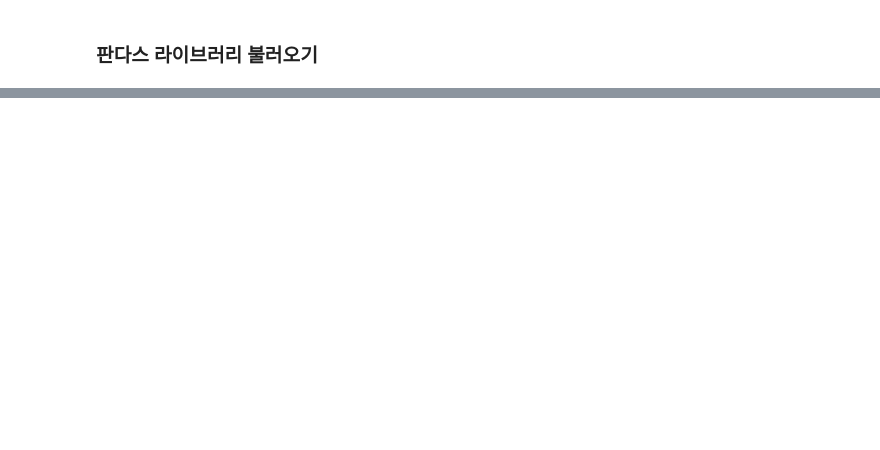
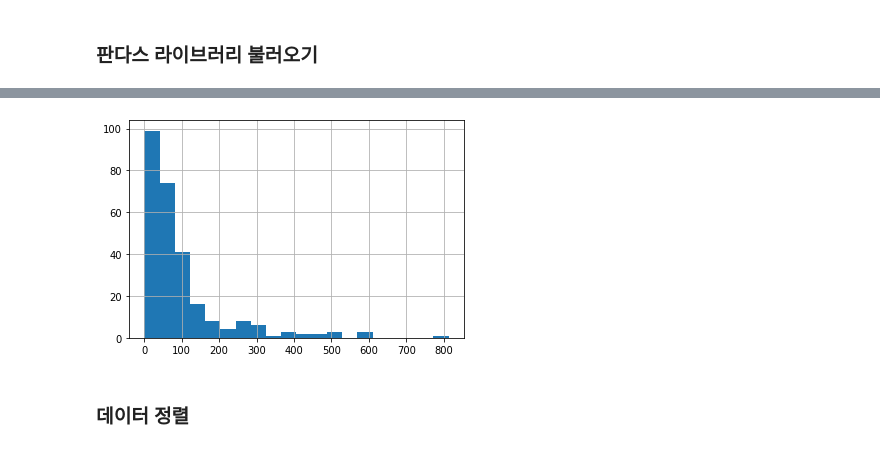
Before and after one commit to sagelab4data/HyundaiHigh_1, a Jupyter notebook: Day2_data_analysis_basic_1.ipynb, the cells around one changed output, grey strips where cells are left out. Drawn from its saved outputs; the diff is of its cells as text; code cells hidden in the pictures; blank space fills up the shorter version.

```diff
--- a/Day2_data_analysis_basic_1.ipynb
+++ b/Day2_data_analysis_basic_1.ipynb
@@ -1060,0 +317,6 @@ corona_area = temp_area
+# %%
+corona_new.hist(bins=20);
+# %% [output]
+[figure, added]
+# %% [markdown]
+### 데이터 정렬
```
Also changed, not shown: parts of 272 cells of this notebook.
